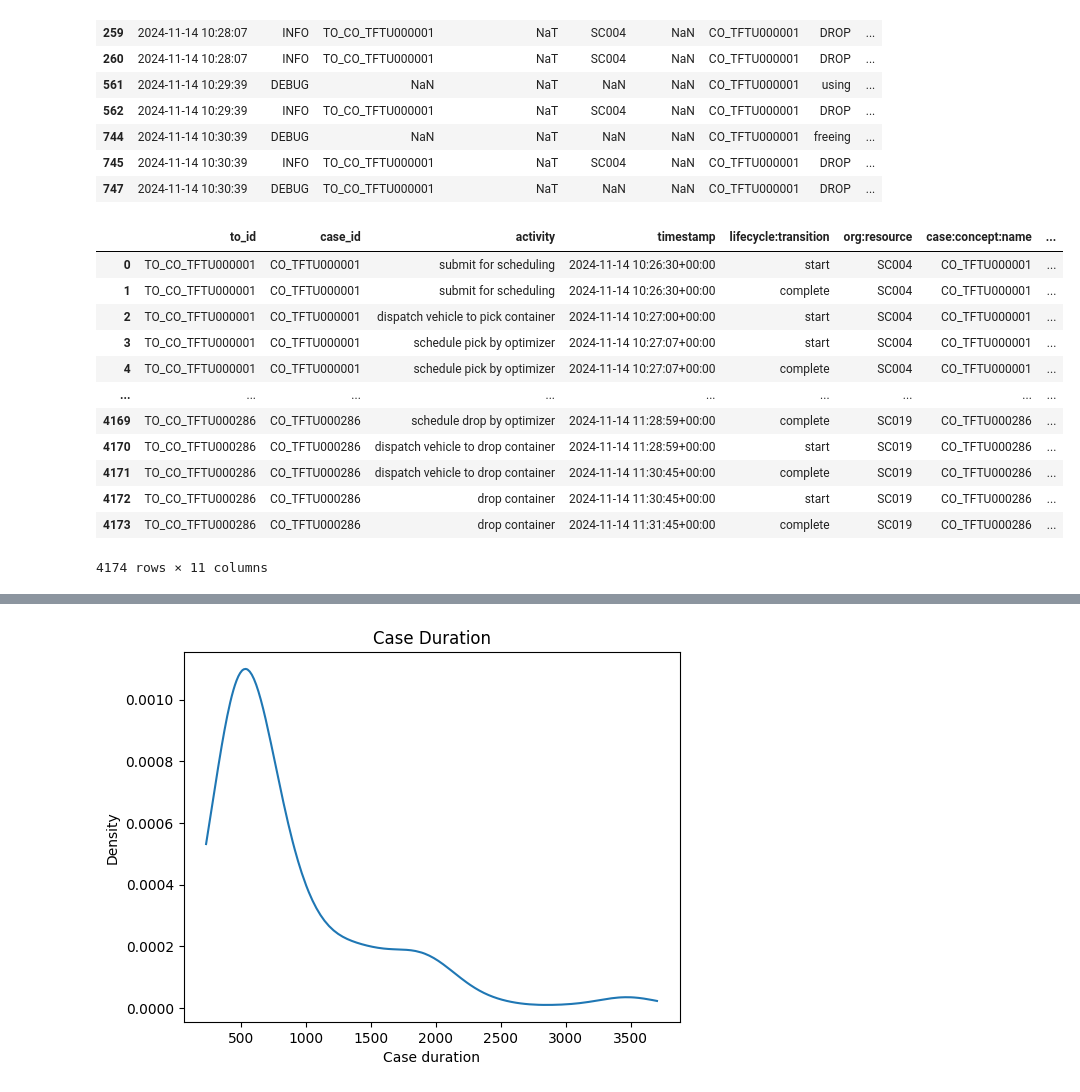
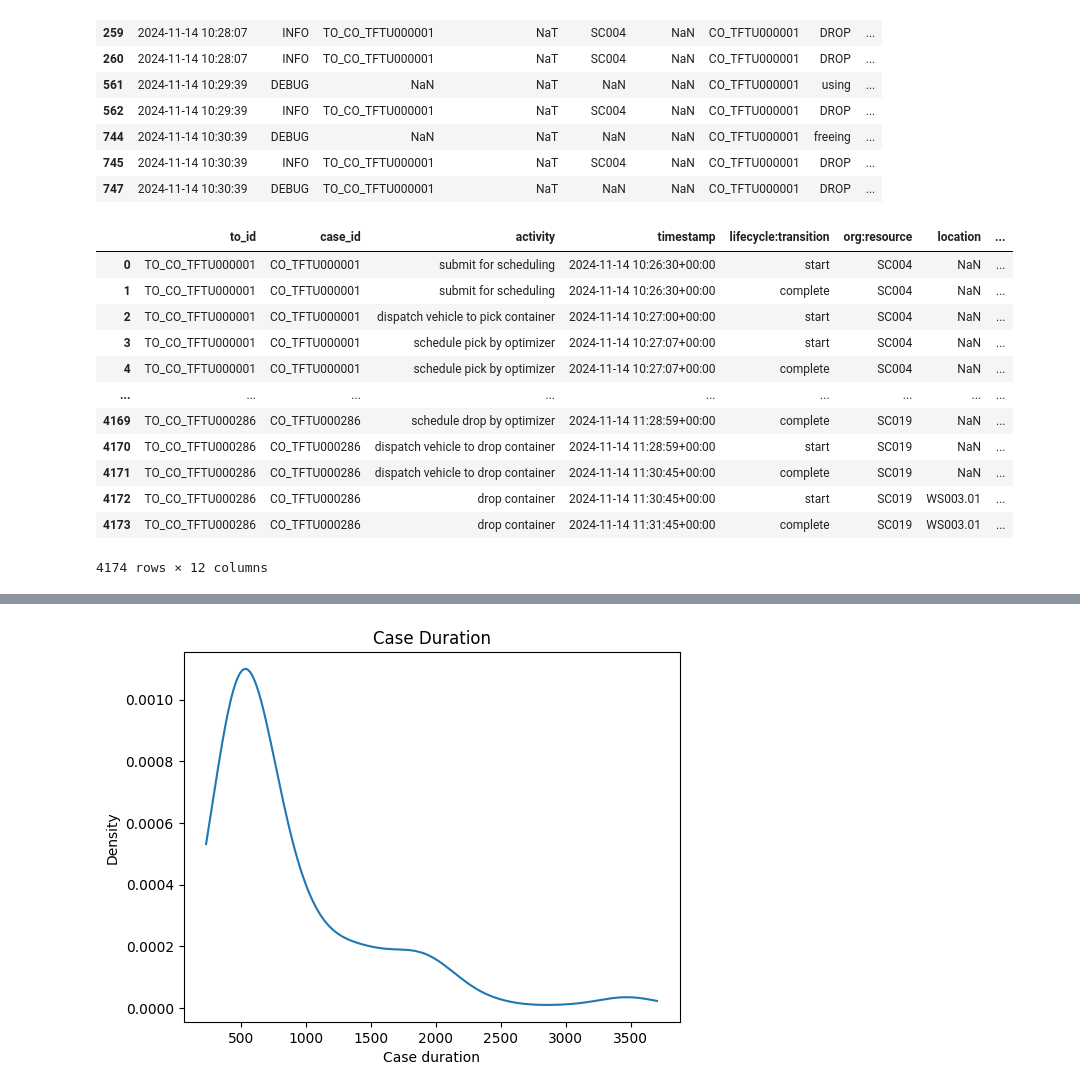
Before and after one commit to alpharmike/vehicle-simulation-analysis, a Jupyter notebook: notebooks/log_parser.ipynb, the cells around one changed output, grey strips where cells are left out. Drawn from its saved outputs; the diff is of its cells as text; code cells hidden in the pictures.

```diff
--- a/notebooks/log_parser.ipynb
+++ b/notebooks/log_parser.ipynb
@@ -365,5 +379,11 @@ co_location_df
 | 285 | TO_CO_TFTU000097 | CO_TFTU000097 | TFTU000097 | 20 | QC003 | YARD001.62 | 2024-08-21 07:17:00 | 342320 | 993371 | ... |
 286 rows × 11 columns
 # %%
+def add_initial_location(row):
+    vehicle_rec = vehicle_location_df[vehicle_location_df["id"] == row["vehicle_id"]]
+    row["x"].insert(0, vehicle_rec["x"].iloc[0])
+    row["y"].insert(0, vehicle_rec["y"].iloc[0])
+    return row
+
 vehicle_travel_df = position_tracking_df.groupby("vehicle_id", as_index=False).agg({"x": lambda x: list(x), "y": lambda y: list(y)})
-x, y = vehicle_travel_df.iloc[10]["x"], vehicle_travel_df.iloc[10]["y"]
+vehicle_travel_df.apply(lambda row: add_initial_location(row), axis=1)
@@ -443,7 +468,8 @@ for pattern, log_data in parsed_logs:
         event = {
             "to_id": log_data["to_id"],
             "co_id": log_data["co_id"],
-            "vehicle_id": log_data["vehicle_id"]
+            "vehicle_id": log_data["vehicle_id"],
+            "location": log_data["location_name"]
         }
         if log_data["status"] == "working":
             action = f"{log_data['action'].lower()} container"
@@ -468,22 +494,22 @@ for pattern, log_data in parsed_logs:
     event_log.extend([start_event, end_event])
 # %%
 event_log_df = pd.DataFrame(event_log)
-event_log_df["vehicle_id"] = event_log_df.groupby("co_id")["vehicle_id"].transform(lambda x: x.fillna(method="bfill").fillna(method="ffill"))
+event_log_df["vehicle_id"] = event_log_df.groupby("co_id")["vehicle_id"].transform(lambda x: x.bfill().ffill())
 event_log_df = event_log_df.rename(columns={"co_id": "case_id", "action": "activity", "vehicle_id": "org:resource", "lifecycle": "lifecycle:transition"})
 event_log_df = pm4py.format_dataframe(event_log_df, case_id='case_id', activity_key='activity', timestamp_key='timestamp')
 event_log_df
 # %% [output]
-|  | to_id | case_id | activity | timestamp | lifecycle:transition | org:resource | case:concept:name | ... |
-| 0 | TO_CO_TFTU000001 | CO_TFTU000001 | submit for scheduling | 2024-11-14 10:26:30+00:00 | start | SC004 | CO_TFTU000001 | ... |
-| 1 | TO_CO_TFTU000001 | CO_TFTU000001 | submit for scheduling | 2024-11-14 10:26:30+00:00 | complete | SC004 | CO_TFTU000001 | ... |
-| 2 | TO_CO_TFTU000001 | CO_TFTU000001 | dispatch vehicle to pick container | 2024-11-14 10:27:00+00:00 | start | SC004 | CO_TFTU000001 | ... |
-| 3 | TO_CO_TFTU000001 | CO_TFTU000001 | schedule pick by optimizer | 2024-11-14 10:27:07+00:00 | start | SC004 | CO_TFTU000001 | ... |
-| 4 | TO_CO_TFTU000001 | CO_TFTU000001 | schedule pick by optimizer | 2024-11-14 10:27:07+00:00 | complete | SC004 | CO_TFTU000001 | ... |
+|  | to_id | case_id | activity | timestamp | lifecycle:transition | org:resource | location | ... |
+| 0 | TO_CO_TFTU000001 | CO_TFTU000001 | submit for scheduling | 2024-11-14 10:26:30+00:00 | start | SC004 | NaN | ... |
+| 1 | TO_CO_TFTU000001 | CO_TFTU000001 | submit for scheduling | 2024-11-14 10:26:30+00:00 | complete | SC004 | NaN | ... |
+| 2 | TO_CO_TFTU000001 | CO_TFTU000001 | dispatch vehicle to pick container | 2024-11-14 10:27:00+00:00 | start | SC004 | NaN | ... |
+| 3 | TO_CO_TFTU000001 | CO_TFTU000001 | schedule pick by optimizer | 2024-11-14 10:27:07+00:00 | start | SC004 | NaN | ... |
+| 4 | TO_CO_TFTU000001 | CO_TFTU000001 | schedule pick by optimizer | 2024-11-14 10:27:07+00:00 | complete | SC004 | NaN | ... |
 | ... | ... | ... | ... | ... | ... | ... | ... | ... |
-| 4169 | TO_CO_TFTU000286 | CO_TFTU000286 | schedule drop by optimizer | 2024-11-14 11:28:59+00:00 | complete | SC019 | CO_TFTU000286 | ... |
-| 4170 | TO_CO_TFTU000286 | CO_TFTU000286 | dispatch vehicle to drop container | 2024-11-14 11:28:59+00:00 | start | SC019 | CO_TFTU000286 | ... |
-| 4171 | TO_CO_TFTU000286 | CO_TFTU000286 | dispatch vehicle to drop container | 2024-11-14 11:30:45+00:00 | complete | SC019 | CO_TFTU000286 | ... |
-| 4172 | TO_CO_TFTU000286 | CO_TFTU000286 | drop container | 2024-11-14 11:30:45+00:00 | start | SC019 | CO_TFTU000286 | ... |
-| 4173 | TO_CO_TFTU000286 | CO_TFTU000286 | drop container | 2024-11-14 11:31:45+00:00 | complete | SC019 | CO_TFTU000286 | ... |
+| 4169 | TO_CO_TFTU000286 | CO_TFTU000286 | schedule drop by optimizer | 2024-11-14 11:28:59+00:00 | complete | SC019 | NaN | ... |
+| 4170 | TO_CO_TFTU000286 | CO_TFTU000286 | dispatch vehicle to drop container | 2024-11-14 11:28:59+00:00 | start | SC019 | NaN | ... |
+| 4171 | TO_CO_TFTU000286 | CO_TFTU000286 | dispatch vehicle to drop container | 2024-11-14 11:30:45+00:00 | complete | SC019 | NaN | ... |
+| 4172 | TO_CO_TFTU000286 | CO_TFTU000286 | drop container | 2024-11-14 11:30:45+00:00 | start | SC019 | WS003.01 | ... |
+| 4173 | TO_CO_TFTU000286 | CO_TFTU000286 | drop container | 2024-11-14 11:31:45+00:00 | complete | SC019 | WS003.01 | ... |
-4174 rows × 11 columns
+4174 rows × 12 columns
 # %%
```
Also changed, not shown: parts of 30 cells of this notebook.
